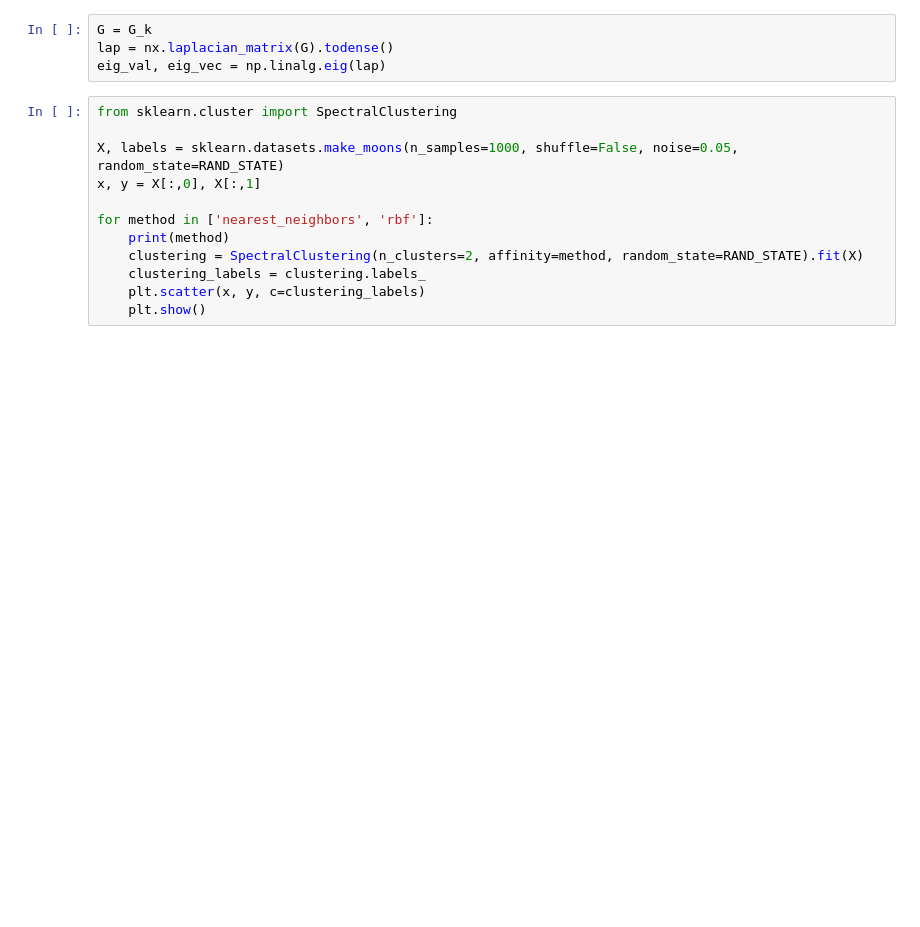
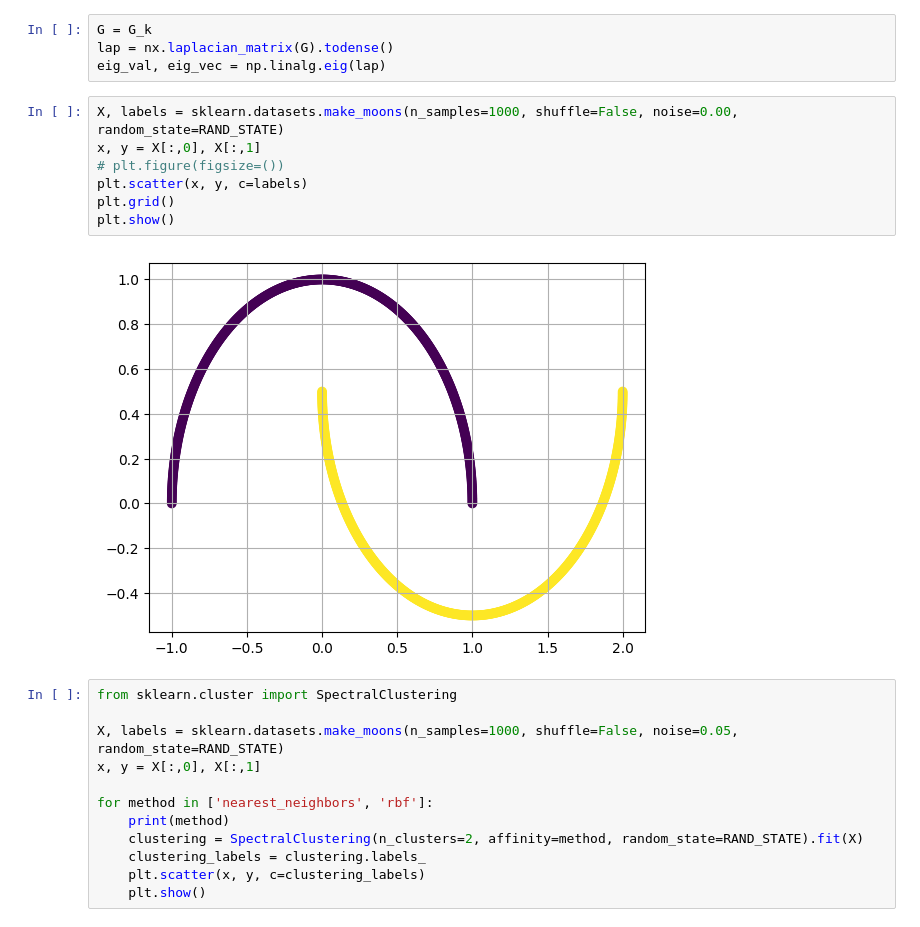
Before and after one commit to uol-feps-soc-comp3932-2324-classroom/synoptic-project-cassimpatel, a Jupyter notebook: network_datasets.ipynb, the cells around one changed output. Drawn from its saved outputs; the diff is of its cells as text; blank space fills up the shorter version.

```diff
--- a/network_datasets.ipynb
+++ b/network_datasets.ipynb
@@ -182,6 +175,15 @@ plt.show()
 G = G_k
 lap = nx.laplacian_matrix(G).todense()
 eig_val, eig_vec = np.linalg.eig(lap)
+# %%
+X, labels = sklearn.datasets.make_moons(n_samples=1000, shuffle=False, noise=0.00, random_state=RAND_STATE)
+x, y = X[:,0], X[:,1]
+# plt.figure(figsize=())
+plt.scatter(x, y, c=labels)
+plt.grid()
+plt.show()
+# %% [output]
+[figure, added]
 # %%
 from sklearn.cluster import SpectralClustering
 
```
Also changed, not shown: parts of 2 cells of this notebook, 1 other file.
